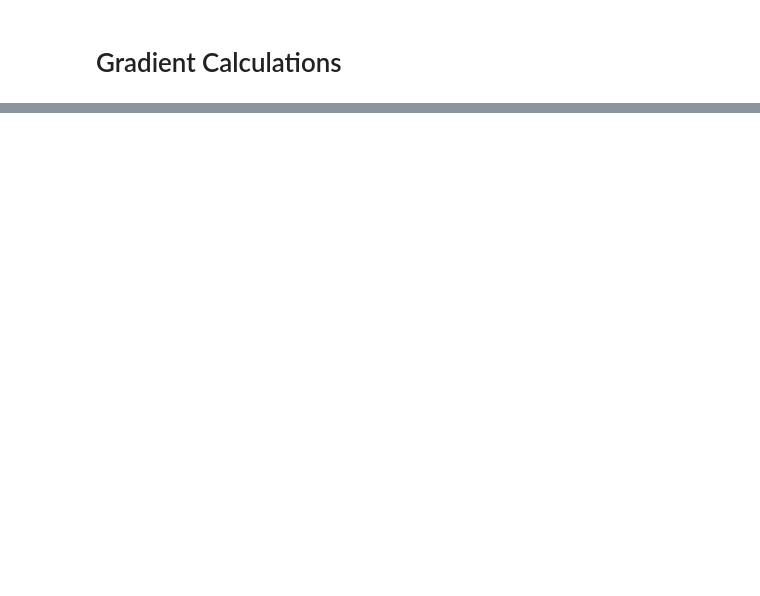
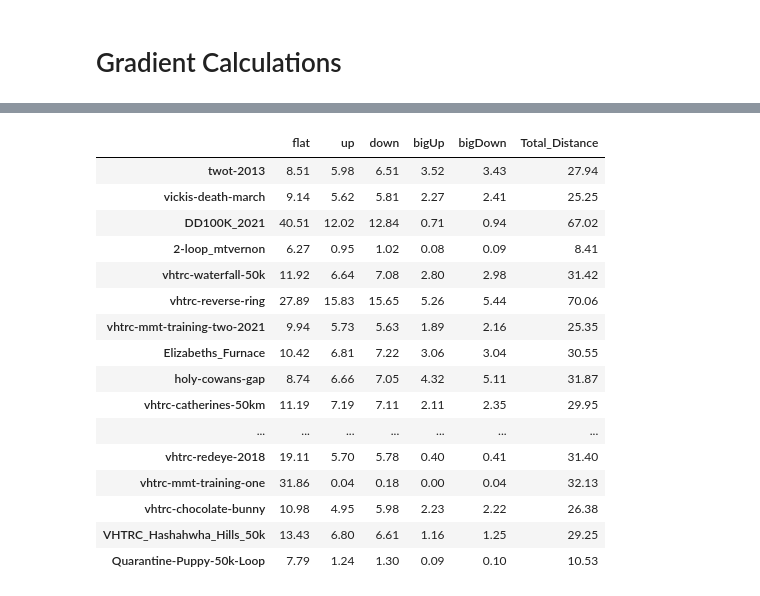
Before and after one commit to lrhf97/gpx_analysis, a Jupyter notebook: final_grade_analysis.ipynb, the cells around one changed output, grey strips where cells are left out. Cells and saved outputs as stored; diff of their text form; code cells hidden in the pictures; blank space fills up the shorter version.

```diff
--- a/final_grade_analysis.ipynb
+++ b/final_grade_analysis.ipynb
@@ -394,0 +325,43 @@ test_df
+# %%
+# all the dfs
+turn = 0
+all_race_dict ={}
+grade_labels_it = ['flat', 'up', 'down', 'bigUp', 'bigDown']
+grade_labels3 = ['flat', 'up', 'down', 'bigUp', 'bigDown', 'Total_Distance']
+
+
+for r in df_list:
+    rdf = pd.read_csv('data/route_csv/'+r+'.csv')
+    how_run_grade3 =[]
+    # diff_grades = rdf['gradient_rating'].unique()
+    for i in grade_labels_it:
+        how_run_grade3.append(np.round(rdf[rdf['gradient_rating'] == i]['distance'].sum(),2))
+    how_run_grade3.append(np.round(rdf['distance'].sum(),2))
+
+
+    for i in how_run_grade3:
+        all_race_dict[r] = how_run_grade3
+    turn +=1
+# %%
+# all_race_dict
+# print(grade_labels3)
+all_race_df = pd.DataFrame.from_dict(all_race_dict,orient ='index',columns=grade_labels3)
+all_race_df
+# %% [output]
+|  | flat | up | down | bigUp | bigDown | Total_Distance |
+| twot-2013 | 8.51 | 5.98 | 6.51 | 3.52 | 3.43 | 27.94 |
+| vickis-death-march | 9.14 | 5.62 | 5.81 | 2.27 | 2.41 | 25.25 |
+| DD100K_2021 | 40.51 | 12.02 | 12.84 | 0.71 | 0.94 | 67.02 |
+| 2-loop_mtvernon | 6.27 | 0.95 | 1.02 | 0.08 | 0.09 | 8.41 |
+| vhtrc-waterfall-50k | 11.92 | 6.64 | 7.08 | 2.80 | 2.98 | 31.42 |
+| vhtrc-reverse-ring | 27.89 | 15.83 | 15.65 | 5.26 | 5.44 | 70.06 |
+| vhtrc-mmt-training-two-2021 | 9.94 | 5.73 | 5.63 | 1.89 | 2.16 | 25.35 |
+| Elizabeths_Furnace | 10.42 | 6.81 | 7.22 | 3.06 | 3.04 | 30.55 |
+| holy-cowans-gap | 8.74 | 6.66 | 7.05 | 4.32 | 5.11 | 31.87 |
+| vhtrc-catherines-50km | 11.19 | 7.19 | 7.11 | 2.11 | 2.35 | 29.95 |
+| ... | ... | ... | ... | ... | ... | ... |
+| vhtrc-redeye-2018 | 19.11 | 5.70 | 5.78 | 0.40 | 0.41 | 31.40 |
+| vhtrc-mmt-training-one | 31.86 | 0.04 | 0.18 | 0.00 | 0.04 | 32.13 |
+| vhtrc-chocolate-bunny | 10.98 | 4.95 | 5.98 | 2.23 | 2.22 | 26.38 |
+| VHTRC_Hashahwha_Hills_50k | 13.43 | 6.80 | 6.61 | 1.16 | 1.25 | 29.25 |
+| Quarantine-Puppy-50k-Loop | 7.79 | 1.24 | 1.30 | 0.09 | 0.10 | 10.53 |
```
Also changed, not shown: parts of 12 cells of this notebook.
